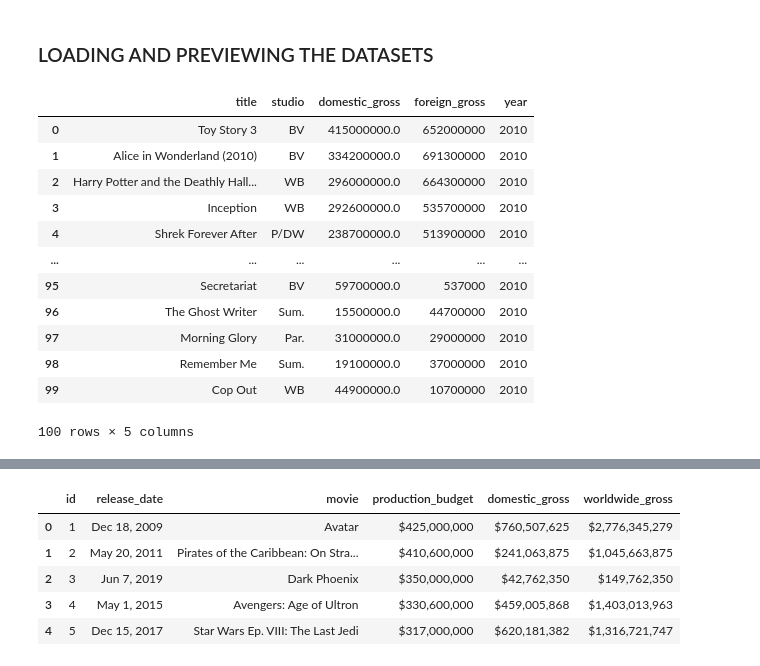
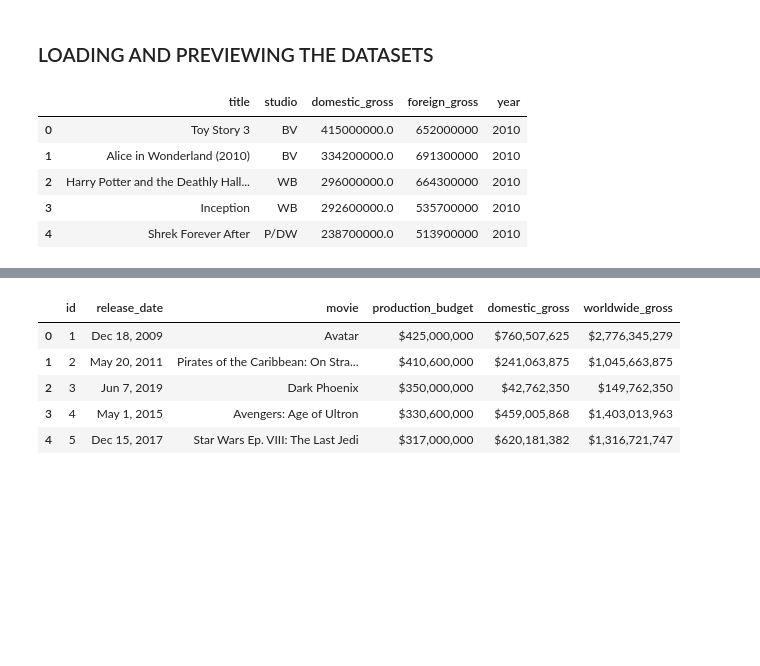
Before and after one commit to kriung/dsc-phase-1-project-v2-4, a Jupyter notebook: student.ipynb, the cells around one changed output, grey strips where cells are left out. Saved outputs shown, nothing was run; the diff lists cells and outputs as text; code cells hidden in the pictures; blank space fills up the shorter version.

```diff
--- a/student.ipynb
+++ b/student.ipynb
@@ -61,21 +61,14 @@ import matplotlib.pyplot as plt
 # %%
 # reading and previewing the data files
 bom_movie_gross_df = pd.read_csv(r"C:\\Users\\HP\\Desktop\\PHASE_1_PROJECT\\dsc-phase-1-project-v2-4\\zippedData\\bom.movie_gross.csv.gz")
-bom_movie_gross_df.head(100)
+bom_movie_gross_df.head()
 # %% [output]
 |  | title | studio | domestic_gross | foreign_gross | year |
 | 0 | Toy Story 3 | BV | 415000000.0 | 652000000 | 2010 |
 | 1 | Alice in Wonderland (2010) | BV | 334200000.0 | 691300000 | 2010 |
 | 2 | Harry Potter and the Deathly Hall... | WB | 296000000.0 | 664300000 | 2010 |
 | 3 | Inception | WB | 292600000.0 | 535700000 | 2010 |
 | 4 | Shrek Forever After | P/DW | 238700000.0 | 513900000 | 2010 |
-| ... | ... | ... | ... | ... | ... |
-| 95 | Secretariat | BV | 59700000.0 | 537000 | 2010 |
-| 96 | The Ghost Writer | Sum. | 15500000.0 | 44700000 | 2010 |
-| 97 | Morning Glory | Par. | 31000000.0 | 29000000 | 2010 |
-| 98 | Remember Me | Sum. | 19100000.0 | 37000000 | 2010 |
-| 99 | Cop Out | WB | 44900000.0 | 10700000 | 2010 |
-100 rows × 5 columns
 # %%
 tmdb_movies_df = pd.read_csv(r"C:\Users\HP\Desktop\PHASE_1_PROJECT\dsc-phase-1-project-v2-4\tmdb.movies.csv.gz")
 tmdb_movies_df.head()
```
Also changed, not shown: parts of 44 cells of this notebook.
